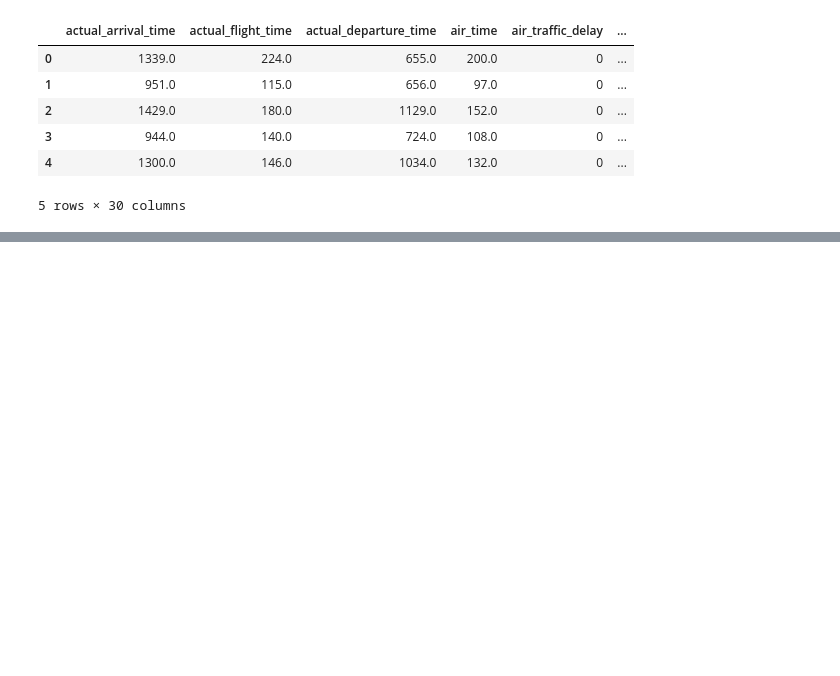
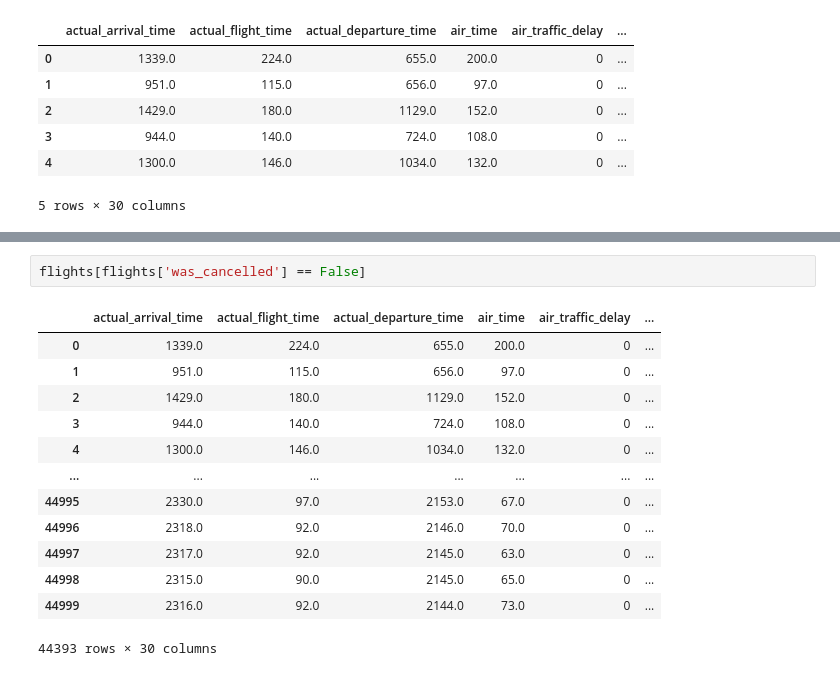
Before and after one commit to TelRich/csv-to-db-project, a Jupyter notebook: stage_notebook.ipynb, the cells around one changed output, grey strips where cells are left out. Cells and saved outputs as stored; diff of their text form; blank space fills up the shorter version.

```diff
--- a/stage_notebook.ipynb
+++ b/stage_notebook.ipynb
@@ -28,0 +33,16 @@ send_data_to_db(df=flights, db_name=database, table_name=table)
+# %%
+flights[flights['was_cancelled'] == False]
+# %% [output]
+|  | actual_arrival_time | actual_flight_time | actual_departure_time | air_time | air_traffic_delay | ... |
+| 0 | 1339.0 | 224.0 | 655.0 | 200.0 | 0 | ... |
+| 1 | 951.0 | 115.0 | 656.0 | 97.0 | 0 | ... |
+| 2 | 1429.0 | 180.0 | 1129.0 | 152.0 | 0 | ... |
+| 3 | 944.0 | 140.0 | 724.0 | 108.0 | 0 | ... |
+| 4 | 1300.0 | 146.0 | 1034.0 | 132.0 | 0 | ... |
+| ... | ... | ... | ... | ... | ... | ... |
+| 44995 | 2330.0 | 97.0 | 2153.0 | 67.0 | 0 | ... |
+| 44996 | 2318.0 | 92.0 | 2146.0 | 70.0 | 0 | ... |
+| 44997 | 2317.0 | 92.0 | 2145.0 | 63.0 | 0 | ... |
+| 44998 | 2315.0 | 90.0 | 2145.0 | 65.0 | 0 | ... |
+| 44999 | 2316.0 | 92.0 | 2144.0 | 73.0 | 0 | ... |
+44393 rows × 30 columns
```
Also changed, not shown: parts of 7 cells of this notebook, 3 other files.
